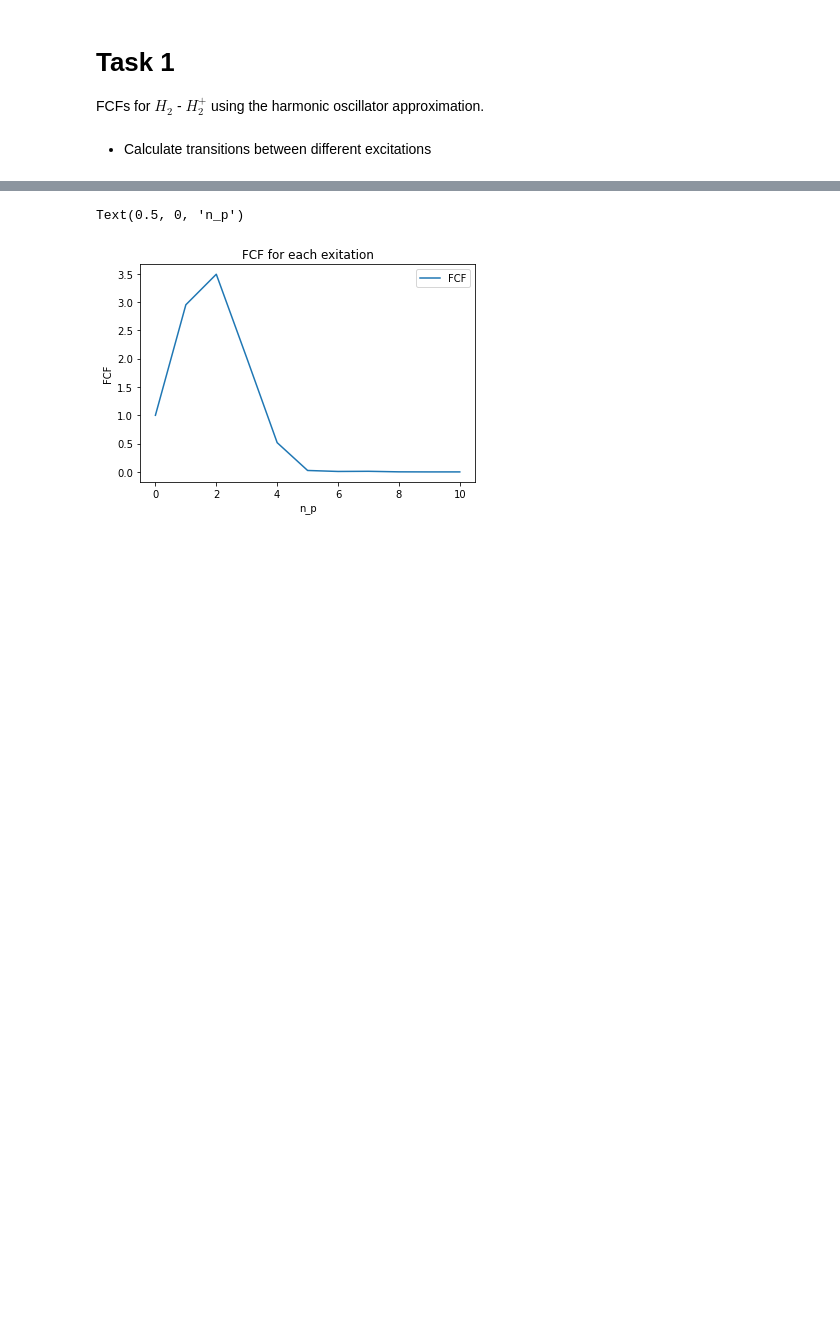
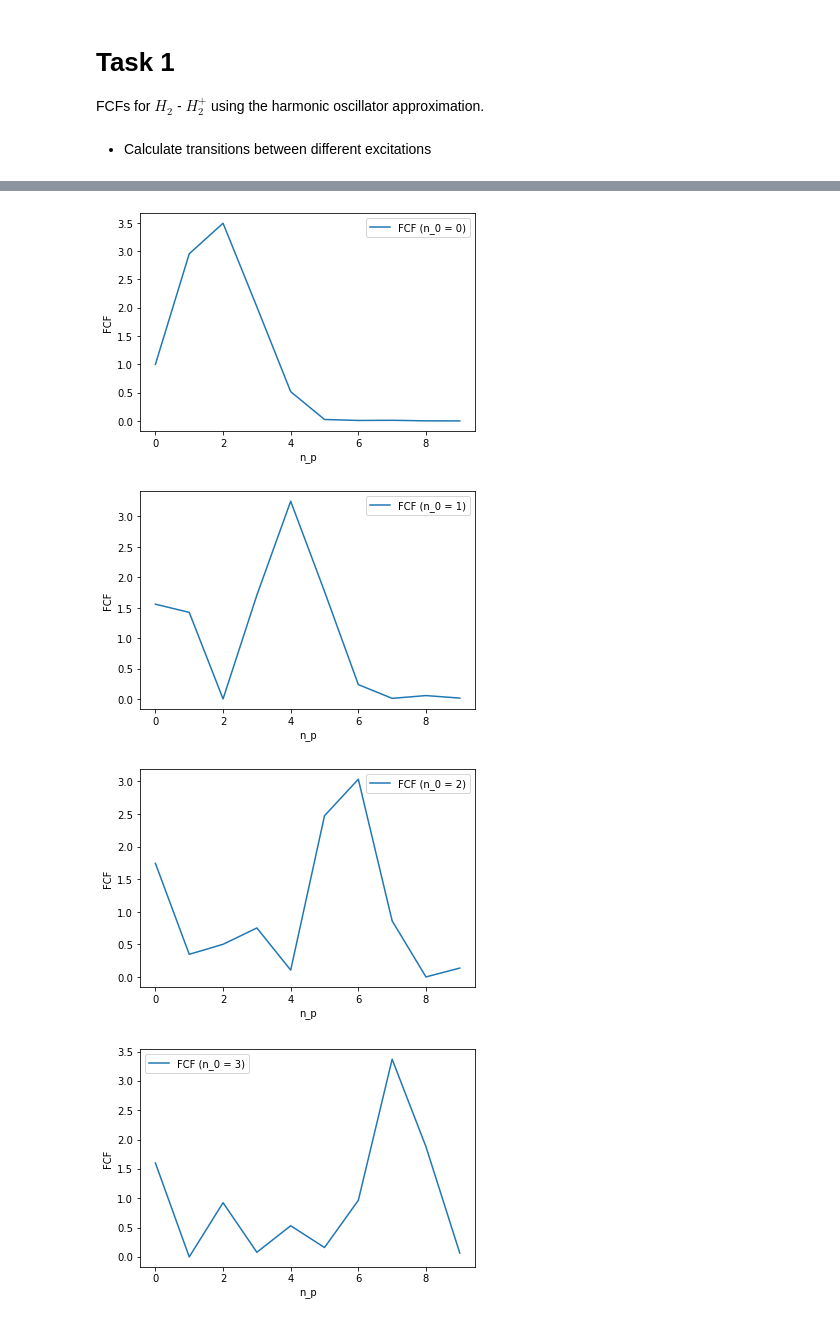
Before and after one commit to shukob/CohortProject_2020, a Jupyter notebook: Project_3_Franck_Condon_Factors/Task1.ipynb, the cells around one changed output, grey strips where cells are left out. Saved outputs shown, nothing was run; the diff lists cells and outputs as text; code cells hidden in the pictures; blank space fills up the shorter version.

```diff
--- a/Project_3_Franck_Condon_Factors/Task1.ipynb
+++ b/Project_3_Franck_Condon_Factors/Task1.ipynb
@@ -11,7 +11,7 @@ import matplotlib.pyplot as plt
 from FCF_helper import FCFSpec
 import pandas as pd
 
-fcfspec = FCFSpec(n_0=0, n_p=10)
+fcfspec = FCFSpec(n_0=9, n_p=9)
 spectrum = fcfspec.spectrum_analysis()
 
 spectrum
@@ -30,11 +36,13 @@ array([[0.00000000e+00, 0.00000000e+00, 1.00000000e+00, 1.23378957e+05],
 # %%
 df = pd.DataFrame(spectrum, columns=["n_0", 'n_p', 'FCF', 'Ep-E0'])
 df.set_index('n_p')
-
-ax = df.plot(y='FCF')
-ax.set_title('FCF for each exitation')
-ax.set_ylabel('FCF')
-ax.set_xlabel('n_p')
+for i in range(10):
+    this_df = df.iloc[i*10:(i+1)*10]
+    ax = this_df.plot(x='n_p', y='FCF', label=f'FCF (n_0 = {i})')
+    ax.set_ylabel('FCF')
+    ax.set_xlabel('n_p')
 # %% [output]
-Text(0.5, 0, 'n_p')
-[figure, old version]
+[figure, new version]
+[figure, added]
+[figure, added]
+[figure, added]
```
Also changed, not shown: parts of 2 cells of this notebook, 2 other files.
